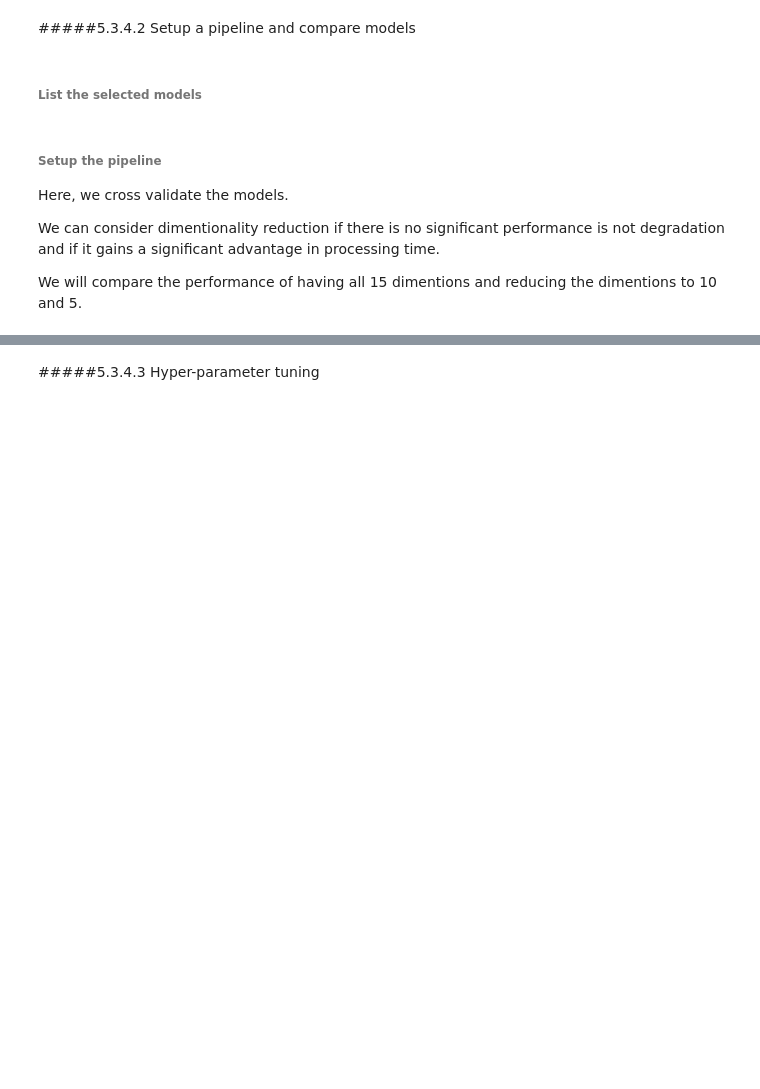
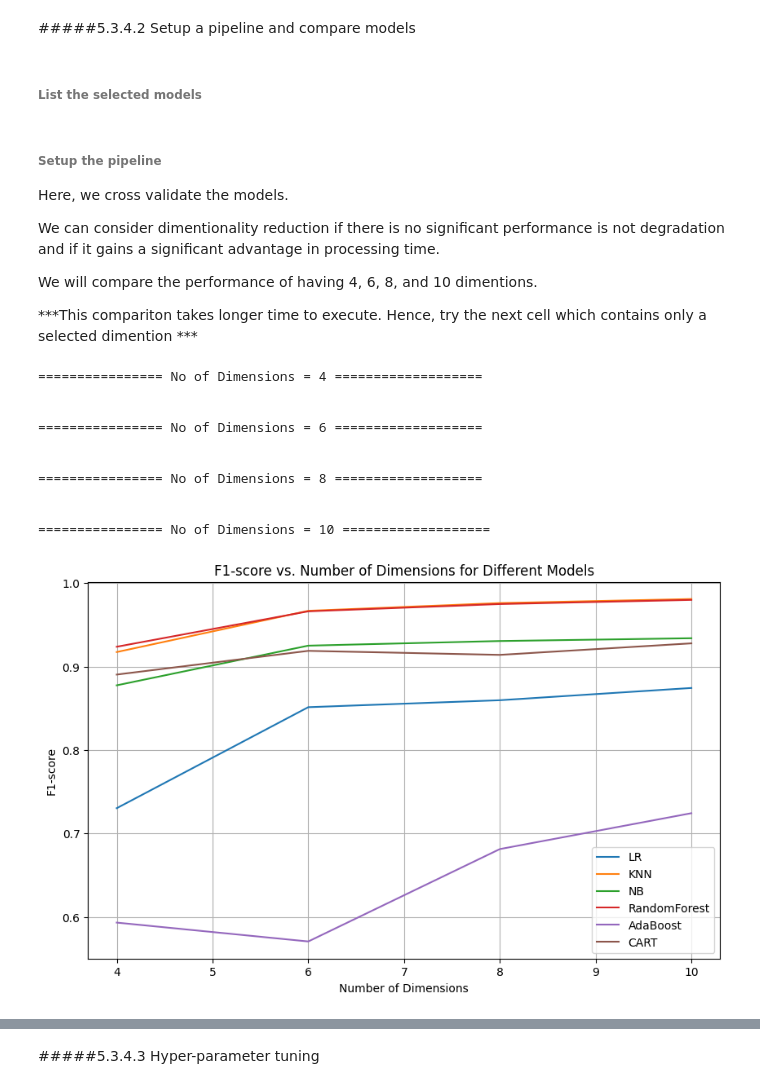
Before and after one commit to subodha1980/BU, a Jupyter notebook: activityDetection.ipynb, the cells around one changed output, grey strips where cells are left out. Saved outputs shown, nothing was run; the diff lists cells and outputs as text; code cells hidden in the pictures; blank space fills up the shorter version.

```diff
--- a/activityDetection.ipynb
+++ b/activityDetection.ipynb
@@ -424,2 +424,18 @@ It cna be observed that Y1, Z1,Y4,Z4 are correlated with the Activity than the r
 
 Scale the features. We can do this at the pipeline as well. However, if it is carrried out at the pipeline, cross validation and hyper parameter optimization will recursively carryout the feature scalling.
+# %%
+feature_cols = labelEncodedData.columns[:-1]  # Exclude the last column (label)
+
+ms = MinMaxScaler()
+# Preview the data set
+print('\nRandom under sampled data: Before scaling')
+print(labelEncodedData.head(2))
+
+print('\n-----------------------------------------------')
+
+X_scaled = ms.fit_transform(labelEncodedData[feature_cols])
+X_s = pd.DataFrame(X_scaled, columns=feature_cols)
+Y_s = labelEncodedData['Activity']
+
+print('\nRandom under sampled data: After scaling')
+print(X_s.head(2))
@@ -431,8 +465,8 @@ In order to balance the dataset we can either under sample or over sample. Since
 Therefore, as the first choice, we will select under sampling the data.
 As we have seen before, 'Pushup' has least amount of data we will random under sample the to the size of the 'Pushup' data set.
 # %%
-X = (processedData.drop(columns=['Activity'])).values
-Y = processedData['Activity'].values
+X = X_s.values #(processedData.drop(columns=['Activity'])).values
+Y = Y_s.values #processedData['Activity'].values
 
 #labelCounts = dataset['Activity'].value_counts()
 #print(labelCounts)
@@ -494,7 +528,48 @@ Here, we cross validate the models.
 
 We can consider dimentionality reduction if there is no significant performance is not degradation and if it gains a significant advantage in processing time.
 
-We will compare the performance of having all 15 dimentions and reducing the dimentions to 10 and 5.
+We will compare the performance of having 4, 6, 8, and 10 dimentions.
+
+***This compariton takes longer time to execute. Hence, try the next cell which contains only a selected dimention ***
+# %%
+def crossValidateModels(dimensions_list):
+    f1_scores = {modelName: [] for modelName, _ in models}
+    for NoofDimensions in dimensions_list:
+        print("\n\n================ No of Dimensions = {} ===================".format(NoofDimensions))
+        for modelName, model in models:
+            pipe = make_pipeline(PCA(n_components=NoofDimensions), model)
+            results = cross_validate(estimator=pipe, X=X_train, y=Y_train, cv=10, n_jobs=1, scoring='f1_macro', return_train_score=True)
+            f1_score_mean = results['test_score'].mean()
+            f1_scores[modelName].append(f1_score_mean)
+
+    return f1_scores
+
+dimensionsList = [4, 6, 8, 10]
+f1_scores = crossValidateModels(dimensionsList)
+
+#  f1-scores against the principle components
+plt.figure(figsize=(10, 6))
+for modelName, scores in f1_scores.items():
+    plt.plot(dimensionsList, scores, label=modelName)
+
+plt.xlabel('Number of Dimensions')
+plt.ylabel('F1-score')
+plt.title('F1-score vs. Number of Dimensions for Different Models')
+plt.legend()
+plt.grid(True)
+plt.show()
+# %% [output]
+================ No of Dimensions = 4 ===================
+
+
+================ No of Dimensions = 6 ===================
+
+
+================ No of Dimensions = 8 ===================
+
+
+================ No of Dimensions = 10 ===================
+[figure, added]
 # %%
 def crossValidateModels(NoofDimentions):
   print("\n\n================ No of Dimentions = {} ===================".format(NoofDimentions))
```
Also changed, not shown: parts of 9 cells of this notebook.
